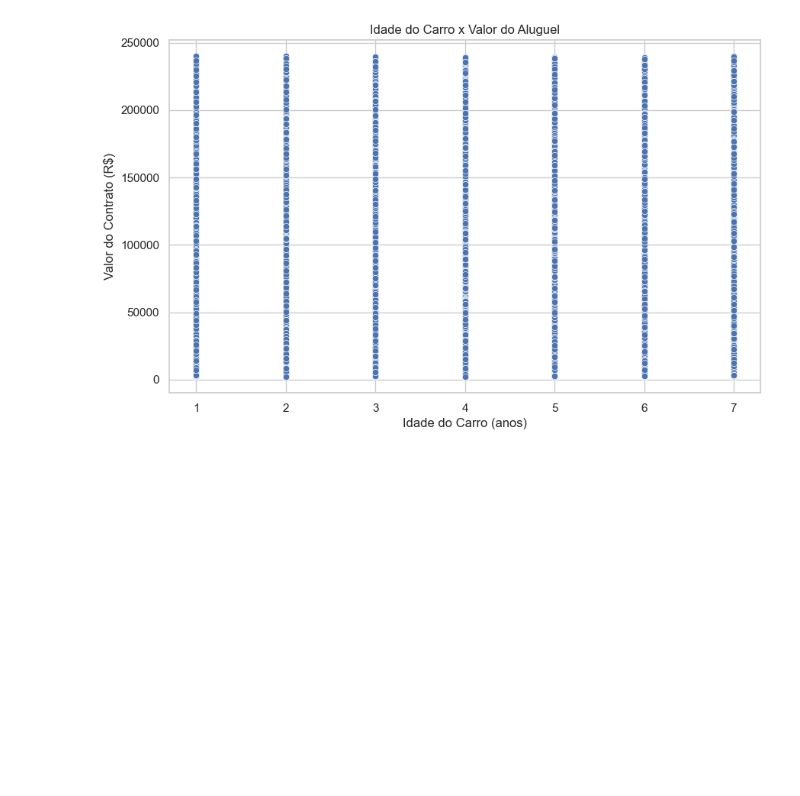
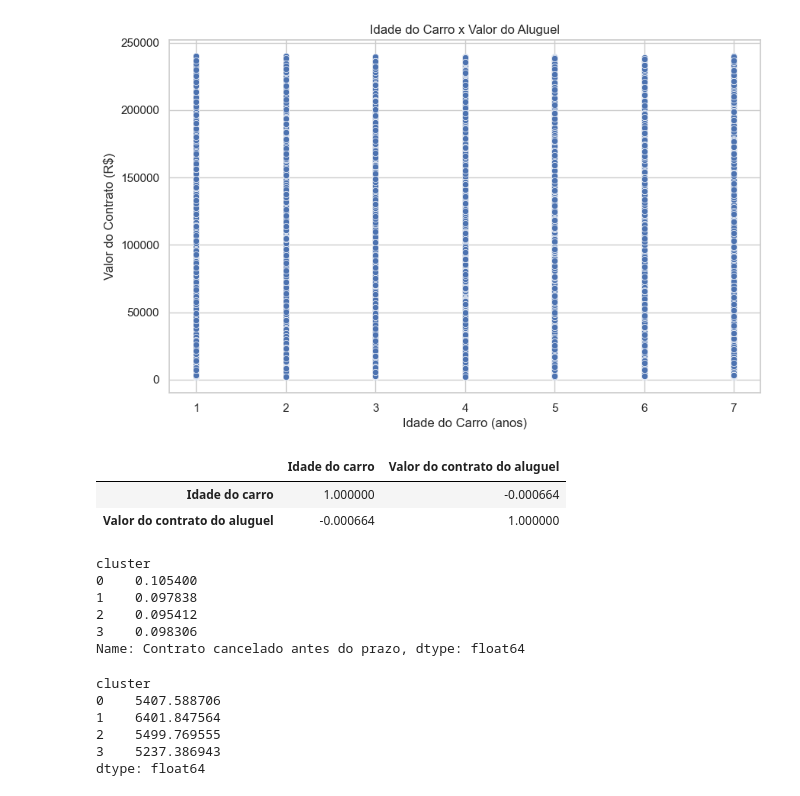
Before and after one commit to Henrique-Albuquerque2/PS-IJR-Grupo10, a Jupyter notebook: ClusterizacaoFinalAlguel.ipynb, the cells around one changed output. Cells and saved outputs as stored; diff of their text form; code cells hidden in the pictures; blank space fills up the shorter version.

```diff
--- a/ClusterizacaoFinalAlguel.ipynb
+++ b/ClusterizacaoFinalAlguel.ipynb
@@ -323,3 +358,10 @@ plt.grid(True)
 plt.show()
 # %% [output]
 [figure]
+# %%
+#correlacao entre idade e preco do aluguel, sem separar por cluster.corr
+db_final[['Idade do carro', 'Valor do contrato do aluguel']].corr()
+# %% [output]
+|  | Idade do carro | Valor do contrato do aluguel |
+| Idade do carro | 1.000000 | -0.000664 |
+| Valor do contrato do aluguel | -0.000664 | 1.000000 |
@@ -325,0 +371,19 @@ plt.show()
+# %%
+#media de cancelamento por cluster
+db_final.groupby('cluster')['Contrato cancelado antes do prazo'].mean()
+# %% [output]
+cluster
+0    0.105400
+1    0.097838
+2    0.095412
+3    0.098306
+Name: Contrato cancelado antes do prazo, dtype: float64
+# %%
+db_final.groupby('cluster')['Valor do contrato do aluguel'].mean() / db_final.groupby('cluster')['Tempo de aluguel'].mean()
+# %% [output]
+cluster
+0    5407.588706
+1    6401.847564
+2    5499.769555
+3    5237.386943
+dtype: float64
```
Also changed, not shown: parts of 5 cells of this notebook.
